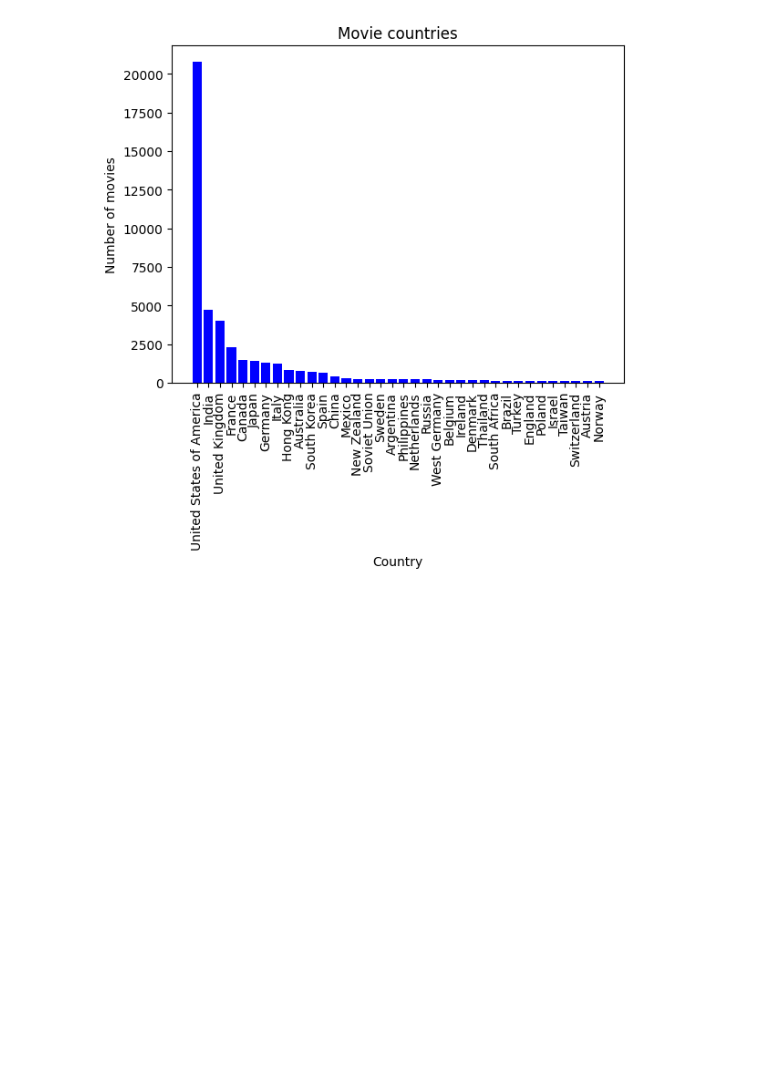
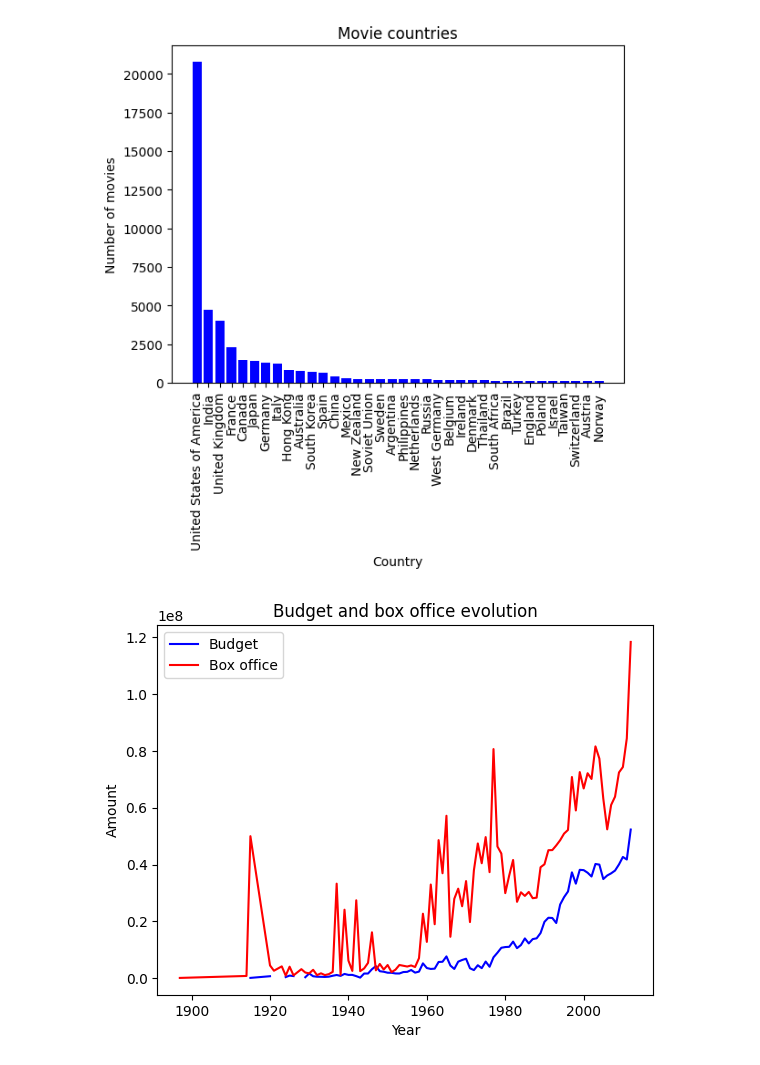
Before and after one commit to epfl-ada/ada-2022-project-r4d4r, a Jupyter notebook: main.ipynb, the cells around one changed output. Saved outputs shown, nothing was run; the diff lists cells and outputs as text; code cells hidden in the pictures; blank space fills up the shorter version.

```diff
--- a/main.ipynb
+++ b/main.ipynb
@@ -76,14 +68,16 @@ plt.show()
 # %%
 ## for this one we need the revenue fetch from the API
 
-# fig, ax = plt.subplots()
-# box_office_world = df[df["box_office_world"].notna()]
-# budget_by_year = box_office_world.groupby("release_year")["budget"].mean()
-# box_office_world_by_year = box_office_world.sort_values(["release_year"]).groupby("release_year")["box_office_world"].mean()
-# ax.plot(budget_by_year.index, budget_by_year.values, color="blue", label="Budget")
-# ax.plot(box_office_world_by_year.index, box_office_world_by_year.values, color="red", label="Box office")
-# ax.set_xlabel("Year")
-# ax.set_ylabel("Amount")
-# ax.set_title("Budget and box office evolution")
-# ax.legend()
-# plt.show()
+fig, ax = plt.subplots()
+box_office = df[df["movie_box_office_revenue"].notna()]
+budget_by_year = box_office.groupby("release_year")["budget"].mean()
+box_office_world_by_year = box_office.sort_values(["release_year"]).groupby("release_year")["movie_box_office_revenue"].mean()
+ax.plot(budget_by_year.index, budget_by_year.values, color="blue", label="Budget")
+ax.plot(box_office_world_by_year.index, box_office_world_by_year.values, color="red", label="Box office")
+ax.set_xlabel("Year")
+ax.set_ylabel("Amount")
+ax.set_title("Budget and box office evolution")
+ax.legend()
+plt.show()
+# %% [output]
+[figure, added]
```
Also changed, not shown: parts of 3 cells of this notebook, 4 other files.
